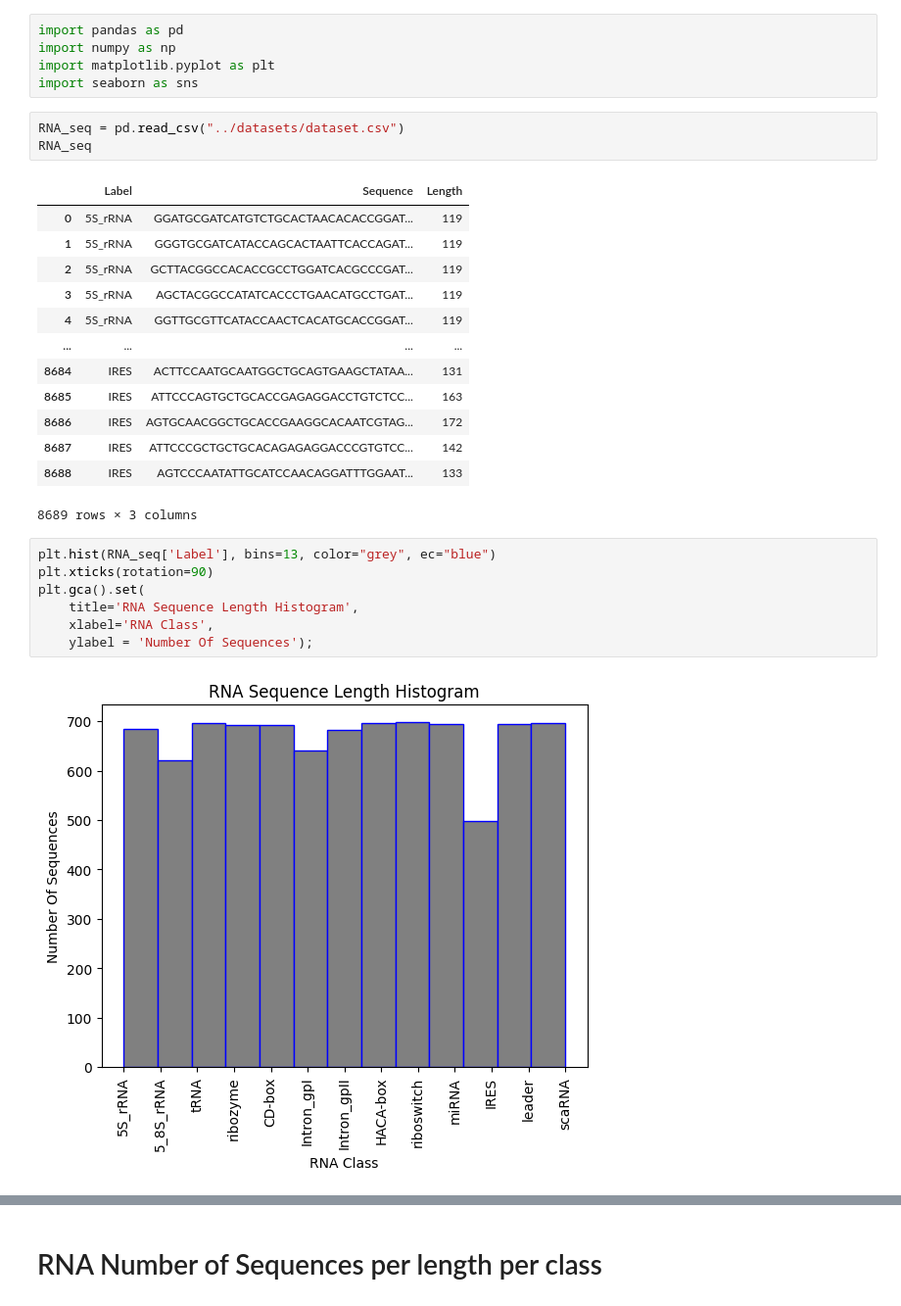
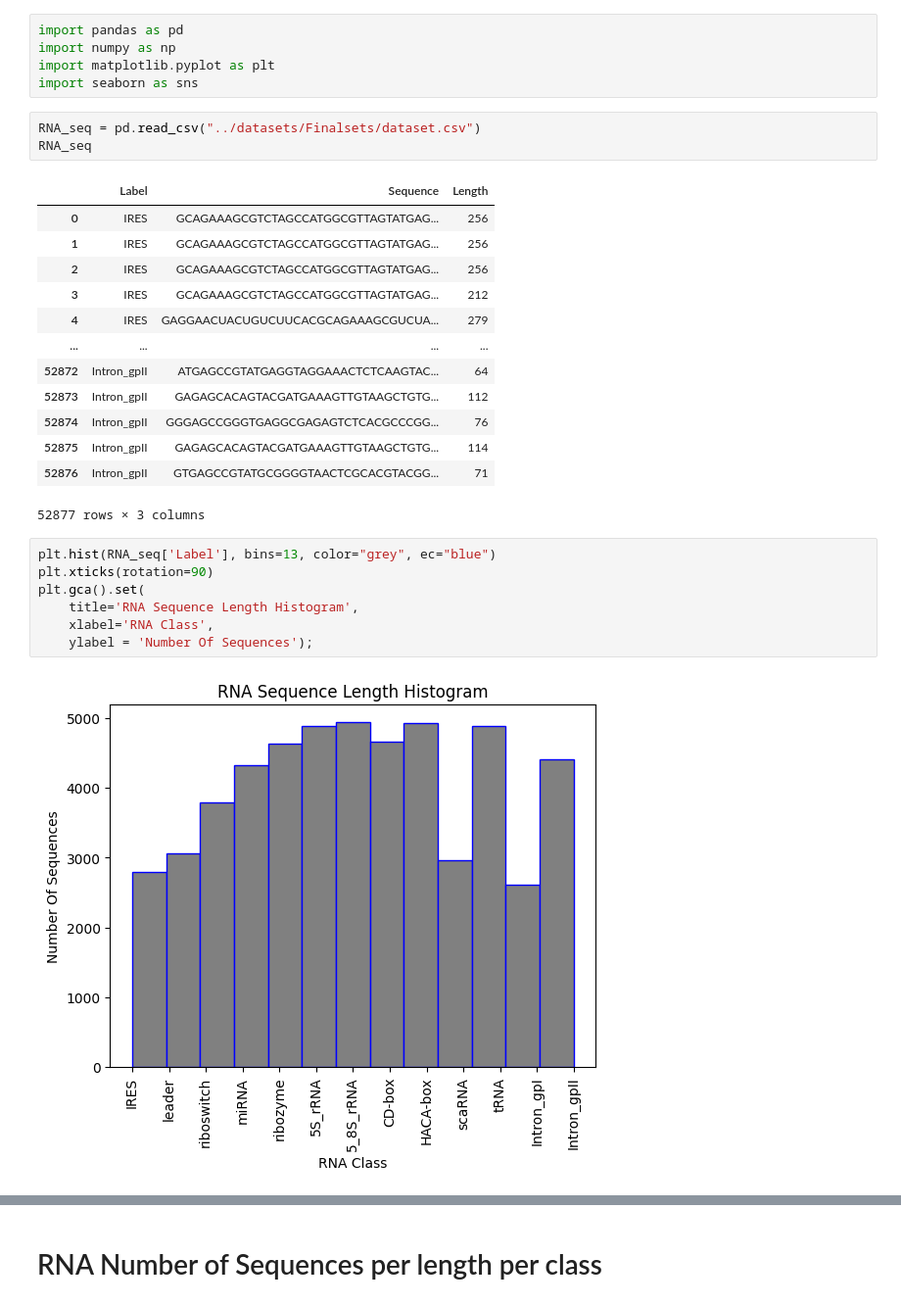
Before and after one commit to vassilas/NCC, a Jupyter notebook: src/Analysis.ipynb, the cells around one changed output, grey strips where cells are left out. Shown at 98% size. Cells and saved outputs as stored; diff of their text form.

```diff
--- a/src/Analysis.ipynb
+++ b/src/Analysis.ipynb
@@ -4,22 +4,22 @@ import numpy as np
 import matplotlib.pyplot as plt
 import seaborn as sns
 # %%
-RNA_seq = pd.read_csv("../datasets/dataset.csv")
+RNA_seq = pd.read_csv("../datasets/Finalsets/dataset.csv")
 RNA_seq
 # %% [output]
 |  | Label | Sequence | Length |
-| 0 | 5S_rRNA | GGATGCGATCATGTCTGCACTAACACACCGGAT... | 119 |
-| 1 | 5S_rRNA | GGGTGCGATCATACCAGCACTAATTCACCAGAT... | 119 |
-| 2 | 5S_rRNA | GCTTACGGCCACACCGCCTGGATCACGCCCGAT... | 119 |
-| 3 | 5S_rRNA | AGCTACGGCCATATCACCCTGAACATGCCTGAT... | 119 |
-| 4 | 5S_rRNA | GGTTGCGTTCATACCAACTCACATGCACCGGAT... | 119 |
+| 0 | IRES | GCAGAAAGCGTCTAGCCATGGCGTTAGTATGAG... | 256 |
+| 1 | IRES | GCAGAAAGCGTCTAGCCATGGCGTTAGTATGAG... | 256 |
+| 2 | IRES | GCAGAAAGCGTCTAGCCATGGCGTTAGTATGAG... | 256 |
+| 3 | IRES | GCAGAAAGCGTCTAGCCATGGCGTTAGTATGAG... | 212 |
+| 4 | IRES | GAGGAACUACUGUCUUCACGCAGAAAGCGUCUA... | 279 |
 | ... | ... | ... | ... |
-| 8684 | IRES | ACTTCCAATGCAATGGCTGCAGTGAAGCTATAA... | 131 |
-| 8685 | IRES | ATTCCCAGTGCTGCACCGAGAGGACCTGTCTCC... | 163 |
-| 8686 | IRES | AGTGCAACGGCTGCACCGAAGGCACAATCGTAG... | 172 |
-| 8687 | IRES | ATTCCCGCTGCTGCACAGAGAGGACCCGTGTCC... | 142 |
-| 8688 | IRES | AGTCCCAATATTGCATCCAACAGGATTTGGAAT... | 133 |
+| 52872 | Intron_gpII | ATGAGCCGTATGAGGTAGGAAACTCTCAAGTAC... | 64 |
+| 52873 | Intron_gpII | GAGAGCACAGTACGATGAAAGTTGTAAGCTGTG... | 112 |
+| 52874 | Intron_gpII | GGGAGCCGGGTGAGGCGAGAGTCTCACGCCCGG... | 76 |
+| 52875 | Intron_gpII | GAGAGCACAGTACGATGAAAGTTGTAAGCTGTG... | 114 |
+| 52876 | Intron_gpII | GTGAGCCGTATGCGGGGTAACTCGCACGTACGG... | 71 |
-8689 rows × 3 columns
+52877 rows × 3 columns
 # %%
 plt.hist(RNA_seq['Label'], bins=13, color="grey", ec="blue")
 plt.xticks(rotation=90)
@@ -28,7 +28,7 @@ plt.gca().set(
     xlabel='RNA Class',
     ylabel = 'Number Of Sequences');
 # %% [output]
-[figure, old version]
+[figure, new version]
 # %%
 plt.hist(RNA_seq['Length'], bins=20, color="grey", ec="blue")
 plt.gca().set(
```
Also changed, not shown: parts of 6 cells of this notebook, 2 other files.
